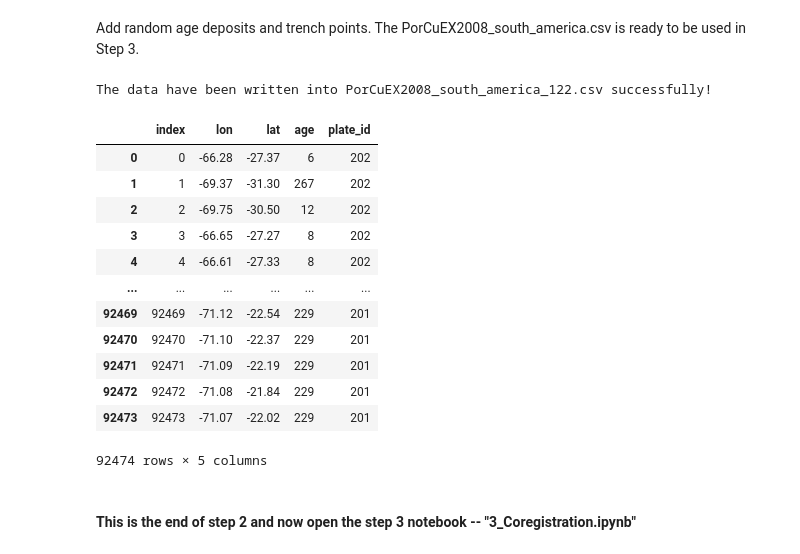
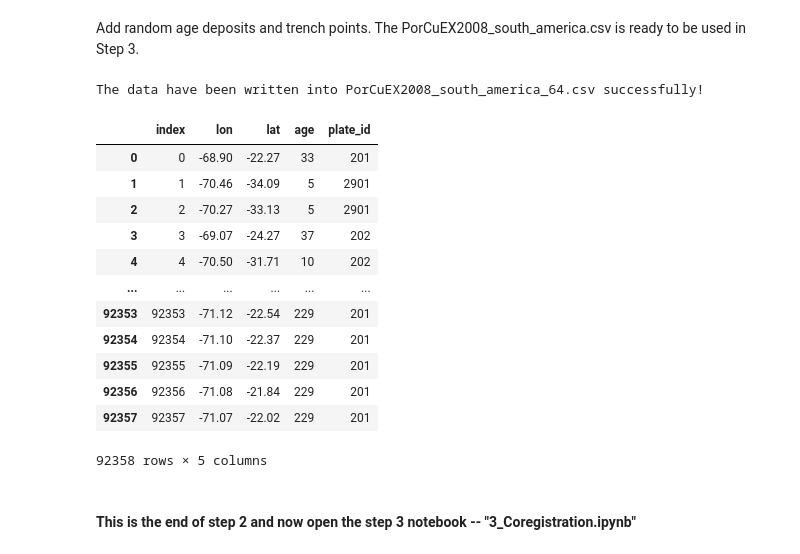
Before and after one commit to EarthByte/spatio-temporal-exploration, a Jupyter notebook: python/2_Plot_and_Select_Mineral_Resources.ipynb, the cells around one changed output. Saved outputs shown, nothing was run; the diff lists cells and outputs as text; code cells hidden in the pictures.

```diff
--- a/python/2_Plot_and_Select_Mineral_Resources.ipynb
+++ b/python/2_Plot_and_Select_Mineral_Resources.ipynb
@@ -555,9 +508,29 @@ plt.show()
 Add random age deposits and trench points. The PorCuEX2008_south_america.csv is ready to be used in Step 3.
 # %%
 import pygplates
+
+#*******************************************
+
+#LOOK HERE!!
+#you may choose the data to plot
+#only keep the one line which you want uncommented
+
+#data_to_save = data_south_america
+data_to_save = big_tonnage
+#data_to_save = small_tonnage
+#data_to_save = big_copper_percent
+#data_to_save = small_copper_percent
+#data_to_save = big_molybdenum_percent
+#data_to_save = small_molybdenum_percent
+#data_to_save = big_gold_percent
+#data_to_save = small_gold_percent
+#data_to_save = big_silver_percent
+#data_to_save = small_siler_percent
+#******************************************
+
 #first, let's find plate id for those deposits
 point_features = []
-for index,row in data_south_america.iterrows():
+for index,row in data_to_save.iterrows():
     point = pygplates.PointOnSphere(float(row.LatitudeDecimal),float(row.LongitudeDecimal))
     point_feature = pygplates.Feature()
     point_feature.set_geometry(point)
@@ -568,47 +541,54 @@ static_polygons = pygplates.FeatureCollection(
     '../data/Shapefiles/StaticPolygons/Global_EarthByte_GPlates_PresentDay_StaticPlatePolygons_2015_v1.shp')
 rotation_model = pygplates.RotationModel('../data/Global_EarthByte_230-0Ma_GK07_AREPS.rot')
 
 # partition features
 points = pygplates.partition_into_plates(static_polygons, rotation_model, point_features)
 plate_ids = [p.get_reconstruction_plate_id() for p in points]
 
-ages = np.round(data_south_america.AgeMY)
+ages = np.round(data_to_save.AgeMY)
 indices = list(range(len(ages)))
 
-data=np.c_[indices,data_south_america.LongitudeDecimal,data_south_america.LatitudeDecimal, ages, plate_ids]
+data=np.c_[indices, data_to_save.LongitudeDecimal, data_to_save.LatitudeDecimal, ages, plate_ids]
 data=data[~np.isnan(data).any(axis=1)].tolist()
+
+data_tmp = []
+for row in data:
+    if row[3]>=0 and row[3]<=230:
+        data_tmp.append(row)
+data = data_tmp
+
 #then, we copy the real deposits and replace the age with random number
 #these deposits with random ages will be labeled as non-deposit later
 random_data = generate_random_deposits(data, start_time, end_time)
 
 #we also save the trench sample points for each time step
 #they will be used as test dataset later
 trench_data = generate_trench_points(start_time, end_time, time_step)
 
 #concatenate all the data and fix the indices
 all_data = data + random_data + trench_data
 for i in range(len(all_data)):
     all_data[i][0] = i #assign correct indices
 
 deposit_len = len(data)
 #save all the data into a csv file
 save_data(all_data, f'PorCuEX2008_south_america_{deposit_len}.csv')
 data=pd.read_csv(f'PorCuEX2008_south_america_{deposit_len}.csv')
 data
 # %% [output]
-The data have been written into PorCuEX2008_south_america_122.csv successfully!
+The data have been written into PorCuEX2008_south_america_64.csv successfully!
 |  | index | lon | lat | age | plate_id |
-| 0 | 0 | -66.28 | -27.37 | 6 | 202 |
-| 1 | 1 | -69.37 | -31.30 | 267 | 202 |
-| 2 | 2 | -69.75 | -30.50 | 12 | 202 |
-| 3 | 3 | -66.65 | -27.27 | 8 | 202 |
-| 4 | 4 | -66.61 | -27.33 | 8 | 202 |
+| 0 | 0 | -68.90 | -22.27 | 33 | 201 |
+| 1 | 1 | -70.46 | -34.09 | 5 | 2901 |
+| 2 | 2 | -70.27 | -33.13 | 5 | 2901 |
+| 3 | 3 | -69.07 | -24.27 | 37 | 202 |
+| 4 | 4 | -70.50 | -31.71 | 10 | 202 |
 | ... | ... | ... | ... | ... | ... |
-| 92469 | 92469 | -71.12 | -22.54 | 229 | 201 |
-| 92470 | 92470 | -71.10 | -22.37 | 229 | 201 |
-| 92471 | 92471 | -71.09 | -22.19 | 229 | 201 |
-| 92472 | 92472 | -71.08 | -21.84 | 229 | 201 |
-| 92473 | 92473 | -71.07 | -22.02 | 229 | 201 |
+| 92353 | 92353 | -71.12 | -22.54 | 229 | 201 |
+| 92354 | 92354 | -71.10 | -22.37 | 229 | 201 |
+| 92355 | 92355 | -71.09 | -22.19 | 229 | 201 |
+| 92356 | 92356 | -71.08 | -21.84 | 229 | 201 |
+| 92357 | 92357 | -71.07 | -22.02 | 229 | 201 |
-92474 rows × 5 columns
+92358 rows × 5 columns
 # %% [markdown]
 #### This is the end of step 2 and now open the step 3 notebook -- "3_Coregistration.ipynb"
```
Also changed, not shown: parts of 7 cells of this notebook, 1 other file.
